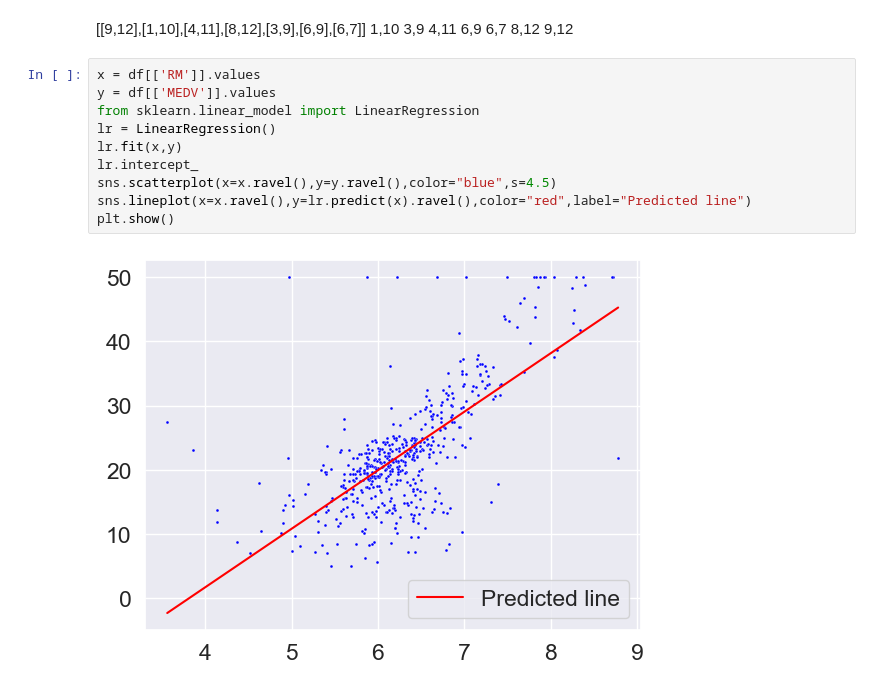
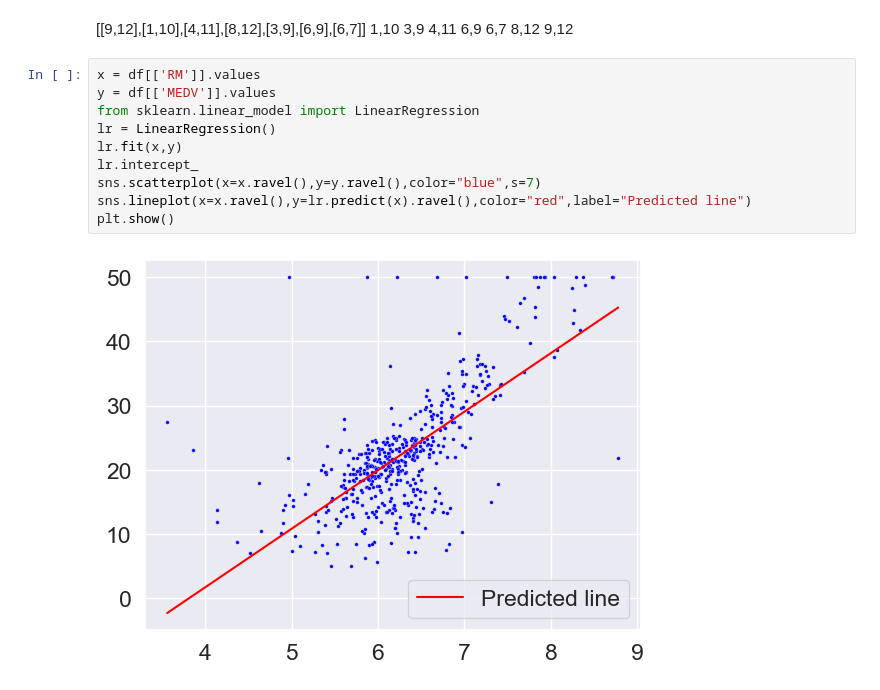
Before and after one commit to AbhinavGangwar12/Class, a Jupyter notebook: INT354/multiple_regression.ipynb, the cells around one changed output. Drawn from its saved outputs; the diff is of its cells as text.

```diff
--- a/INT354/multiple_regression.ipynb
+++ b/INT354/multiple_regression.ipynb
@@ -22,15 +22,15 @@ plt.show()
 # %%
 x = df[['RM']].values
 y = df[['MEDV']].values
 from sklearn.linear_model import LinearRegression
 lr = LinearRegression()
 lr.fit(x,y)
 lr.intercept_
-sns.scatterplot(x=x.ravel(),y=y.ravel(),color="blue",s=4.5)
+sns.scatterplot(x=x.ravel(),y=y.ravel(),color="blue",s=7)
 sns.lineplot(x=x.ravel(),y=lr.predict(x).ravel(),color="red",label="Predicted line")
 plt.show()
 # %% [output]
-[figure, old version]
+[figure, new version]
 # %%
 from sklearn.model_selection import train_test_split as tt
 X = df.iloc[:,:-1].values
```
Also changed, not shown: parts of 1 cell of this notebook, 4 other files.
